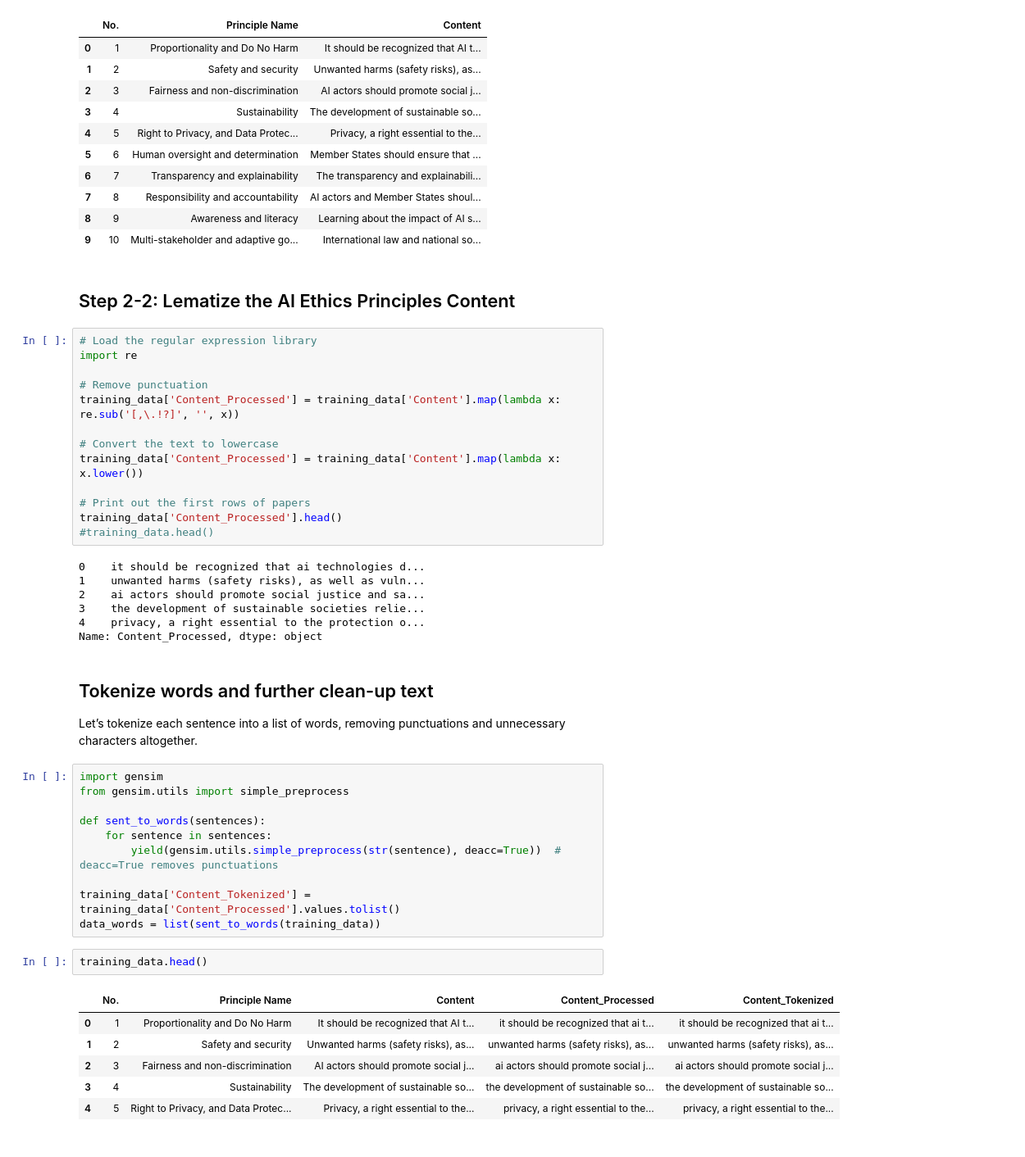
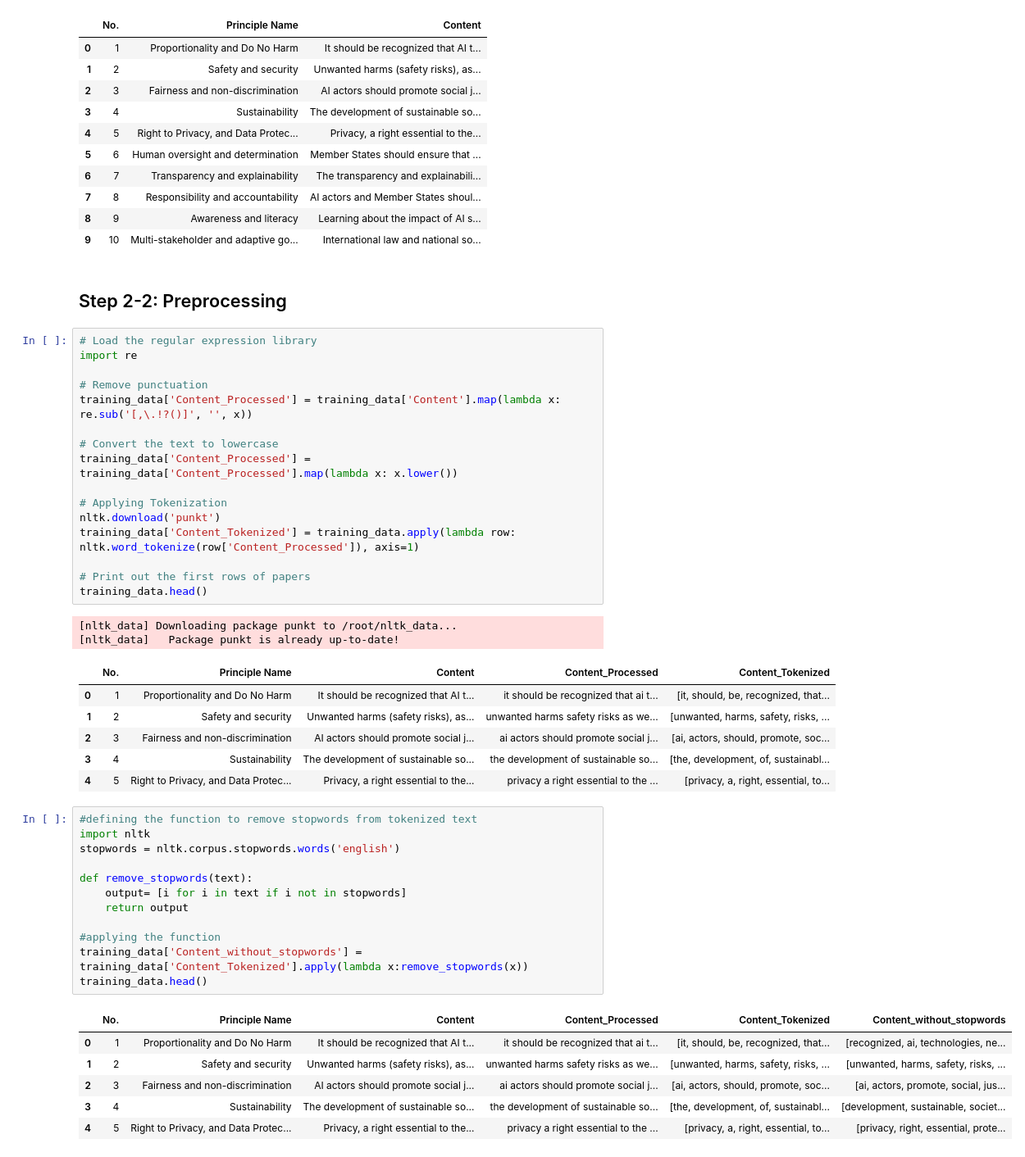
Before and after one commit to Kensuzuki95/Corporate_AI_Ethics_Guideline_Analysis, a Jupyter notebook: AI_Ethics_Guideline_Classification_Model.ipynb, the cells around one changed output. Shown at 82% size. Saved outputs shown, nothing was run; the diff lists cells and outputs as text.

```diff
--- a/AI_Ethics_Guideline_Classification_Model.ipynb
+++ b/AI_Ethics_Guideline_Classification_Model.ipynb
@@ -48,47 +48,48 @@ memory usage: 368.0+ bytes
 | 8 | 9 | Awareness and literacy | Learning about the impact of AI s... |
 | 9 | 10 | Multi-stakeholder and adaptive go... | International law and national so... |
 # %% [markdown]
-## Step 2-2: Lematize the AI Ethics Principles Content
+## Step 2-2: Preprocessing
 # %%
 # Load the regular expression library
 import re
 
 # Remove punctuation
-training_data['Content_Processed'] = training_data['Content'].map(lambda x: re.sub('[,\.!?]', '', x))
+training_data['Content_Processed'] = training_data['Content'].map(lambda x: re.sub('[,\.!?()]', '', x))
 
 # Convert the text to lowercase
-training_data['Content_Processed'] = training_data['Content'].map(lambda x: x.lower())
+training_data['Content_Processed'] = training_data['Content_Processed'].map(lambda x: x.lower())
+
+# Applying Tokenization
+nltk.download('punkt')
+training_data['Content_Tokenized'] = training_data.apply(lambda row: nltk.word_tokenize(row['Content_Processed']), axis=1)
 
 # Print out the first rows of papers
-training_data['Content_Processed'].head()
-#training_data.head()
+training_data.head()
 # %% [output]
-0    it should be recognized that ai technologies d...
-1    unwanted harms (safety risks), as well as vuln...
-2    ai actors should promote social justice and sa...
-3    the development of sustainable societies relie...
-4    privacy, a right essential to the protection o...
-Name: Content_Processed, dtype: object
+[nltk_data] Downloading package punkt to /root/nltk_data...
+[nltk_data]   Package punkt is already up-to-date!
+|  | No. | Principle Name | Content | Content_Processed | Content_Tokenized |
+| 0 | 1 | Proportionality and Do No Harm | It should be recognized that AI t... | it should be recognized that ai t... | [it, should, be, recognized, that... |
+| 1 | 2 | Safety and security | Unwanted harms (safety risks), as... | unwanted harms safety risks as we... | [unwanted, harms, safety, risks, ... |
+| 2 | 3 | Fairness and non-discrimination | AI actors should promote social j... | ai actors should promote social j... | [ai, actors, should, promote, soc... |
+| 3 | 4 | Sustainability | The development of sustainable so... | the development of sustainable so... | [the, development, of, sustainabl... |
+| 4 | 5 | Right to Privacy, and Data Protec... | Privacy, a right essential to the... | privacy a right essential to the ... | [privacy, a, right, essential, to... |
-# %% [markdown]
-## Tokenize words and further clean-up text
-
-Let’s tokenize each sentence into a list of words, removing punctuations and unnecessary characters altogether.
-# %%
-import gensim
-from gensim.utils import simple_preprocess
-
-def sent_to_words(sentences):
-    for sentence in sentences:
-        yield(gensim.utils.simple_preprocess(str(sentence), deacc=True))  # deacc=True removes punctuations
-
-training_data['Content_Tokenized'] = training_data['Content_Processed'].values.tolist()
-data_words = list(sent_to_words(training_data))
-# %%
-training_data.head()
-# %% [output]
-|  | No. | Principle Name | Content | Content_Processed | Content_Tokenized |
-| 0 | 1 | Proportionality and Do No Harm | It should be recognized that AI t... | it should be recognized that ai t... | it should be recognized that ai t... |
-| 1 | 2 | Safety and security | Unwanted harms (safety risks), as... | unwanted harms (safety risks), as... | unwanted harms (safety risks), as... |
-| 2 | 3 | Fairness and non-discrimination | AI actors should promote social j... | ai actors should promote social j... | ai actors should promote social j... |
-| 3 | 4 | Sustainability | The development of sustainable so... | the development of sustainable so... | the development of sustainable so... |
-| 4 | 5 | Right to Privacy, and Data Protec... | Privacy, a right essential to the... | privacy, a right essential to the... | privacy, a right essential to the... |
+# %%
+#defining the function to remove stopwords from tokenized text
+import nltk
+stopwords = nltk.corpus.stopwords.words('english')
+
+def remove_stopwords(text):
+    output= [i for i in text if i not in stopwords]
+    return output
+
+#applying the function
+training_data['Content_without_stopwords'] = training_data['Content_Tokenized'].apply(lambda x:remove_stopwords(x))
+training_data.head()
+# %% [output]
+|  | No. | Principle Name | Content | Content_Processed | Content_Tokenized | Content_without_stopwords |
+| 0 | 1 | Proportionality and Do No Harm | It should be recognized that AI t... | it should be recognized that ai t... | [it, should, be, recognized, that... | [recognized, ai, technologies, ne... |
+| 1 | 2 | Safety and security | Unwanted harms (safety risks), as... | unwanted harms safety risks as we... | [unwanted, harms, safety, risks, ... | [unwanted, harms, safety, risks, ... |
+| 2 | 3 | Fairness and non-discrimination | AI actors should promote social j... | ai actors should promote social j... | [ai, actors, should, promote, soc... | [ai, actors, promote, social, jus... |
+| 3 | 4 | Sustainability | The development of sustainable so... | the development of sustainable so... | [the, development, of, sustainabl... | [development, sustainable, societ... |
+| 4 | 5 | Right to Privacy, and Data Protec... | Privacy, a right essential to the... | privacy a right essential to the ... | [privacy, a, right, essential, to... | [privacy, right, essential, prote... |
```
Also changed, not shown: parts of 1 cell of this notebook.
